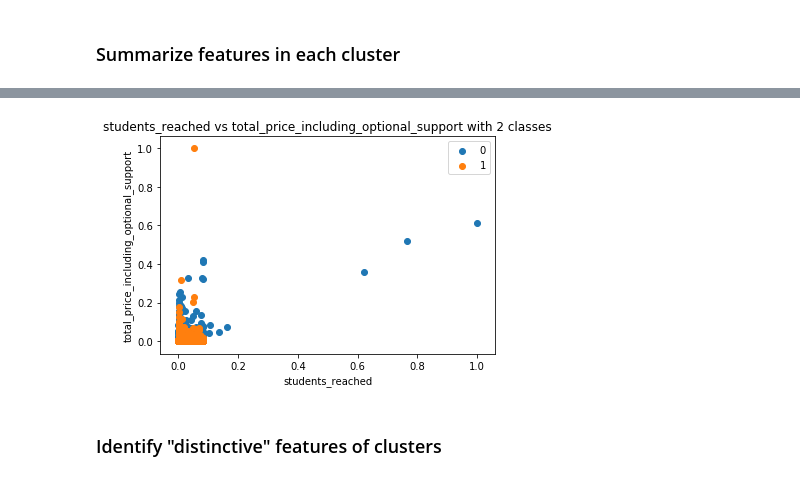
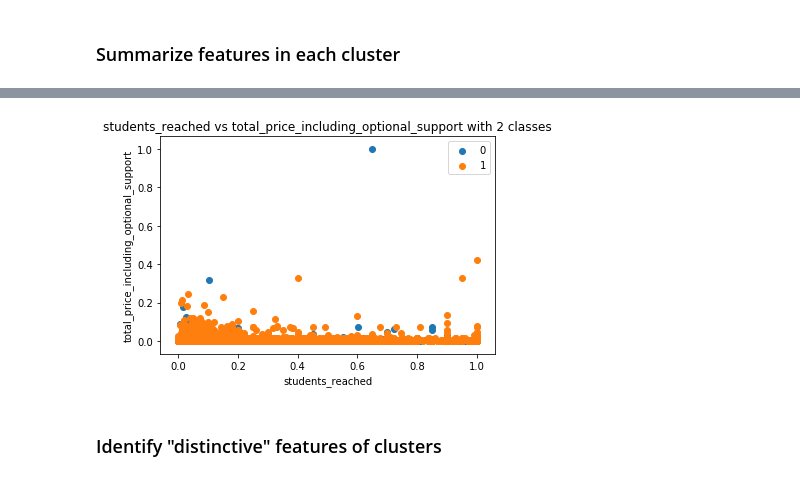
Before and after one commit to laurenjli/ml-pubpol, a Jupyter notebook: hw4/hw4_analysis.ipynb, the cells around one changed output, grey strips where cells are left out. Drawn from its saved outputs; the diff is of its cells as text; code cells hidden in the pictures.

```diff
--- a/hw4/hw4_analysis.ipynb
+++ b/hw4/hw4_analysis.ipynb
@@ -111,8 +150,36 @@ cat_feat = ['school_metro_rural',
  'resource_type_Visitors']
 num_feat = ['total_price_including_optional_support', 'students_reached']
 features = cat_feat + num_feat
-# %%
-df_final['cluster_prediction'] = pp.kmeans_label(KMeans(), {'n_clusters':2}, df_final[features])
+# %%
+# rename columns so they can shown by export_graphviz
+for c in df_final.columns:
+    if '&' in c:
+        new = c.replace(' & ', '')
+        x_train1 = x_train1.rename(columns = {c:new})
+        x_train2 = x_train2.rename(columns = {c:new})
+        x_train3 = x_train3.rename(columns = {c:new})
+        x_test1 = x_test1.rename(columns = {c:new})
+        x_test2 = x_test2.rename(columns = {c:new})
+        x_test3 = x_test3.rename(columns = {c:new})
+        df_all = df_all.rename(columns = {c:new})
+        features.remove(c)
+        features.append(new)
+# %%
+# reset index
+x_train1 = x_train1.reset_index()
+x_train2 = x_train2.reset_index()
+x_train3 = x_train3.reset_index()
+x_test1 = x_test1.reset_index()
+x_test2 = x_test2.reset_index()
+x_test3 = x_test3.reset_index()
+# %%
+df_all['cluster_prediction'] = pp.kmeans_label(KMeans(), {'n_clusters':2}, df_all[features])
+x_train1['cluster_prediction'] = pp.kmeans_label(KMeans(), {'n_clusters':2}, x_train1[features])
+x_train2['cluster_prediction'] = pp.kmeans_label(KMeans(), {'n_clusters':2}, x_train2[features])
+x_train3['cluster_prediction'] = pp.kmeans_label(KMeans(), {'n_clusters':2}, x_train3[features])
+x_test1['cluster_prediction'] = pp.kmeans_label(KMeans(), {'n_clusters':2}, x_test1[features])
+x_test2['cluster_prediction'] = pp.kmeans_label(KMeans(), {'n_clusters':2}, x_test2[features])
+x_test3['cluster_prediction'] = pp.kmeans_label(KMeans(), {'n_clusters':2}, x_test3[features])
 # %% [markdown]
 ## Summary statistics for each cluster
 # %% [markdown]
@@ -149,6 +296,6 @@ pp.summarize_kmeans_features(df_final, 'cluster_prediction')
 # %%
-pp.plot_2d_cluster(df_final, 'cluster_prediction','students_reached', 'total_price_including_optional_support')
+pp.plot_2d_cluster(x_test3, 'cluster_prediction','students_reached', 'total_price_including_optional_support')
 # %% [output]
-[figure, old version]
+[figure, new version]
 # %% [markdown]
 ### Identify "distinctive" features of clusters
```
Also changed, not shown: parts of 32 cells of this notebook, 8 other files.
